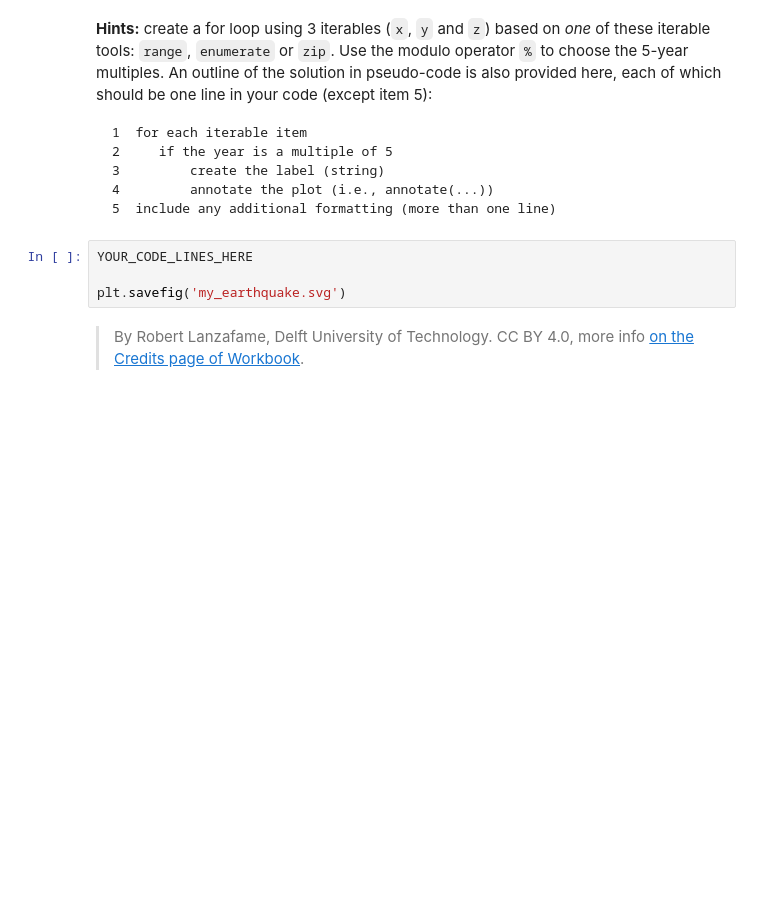
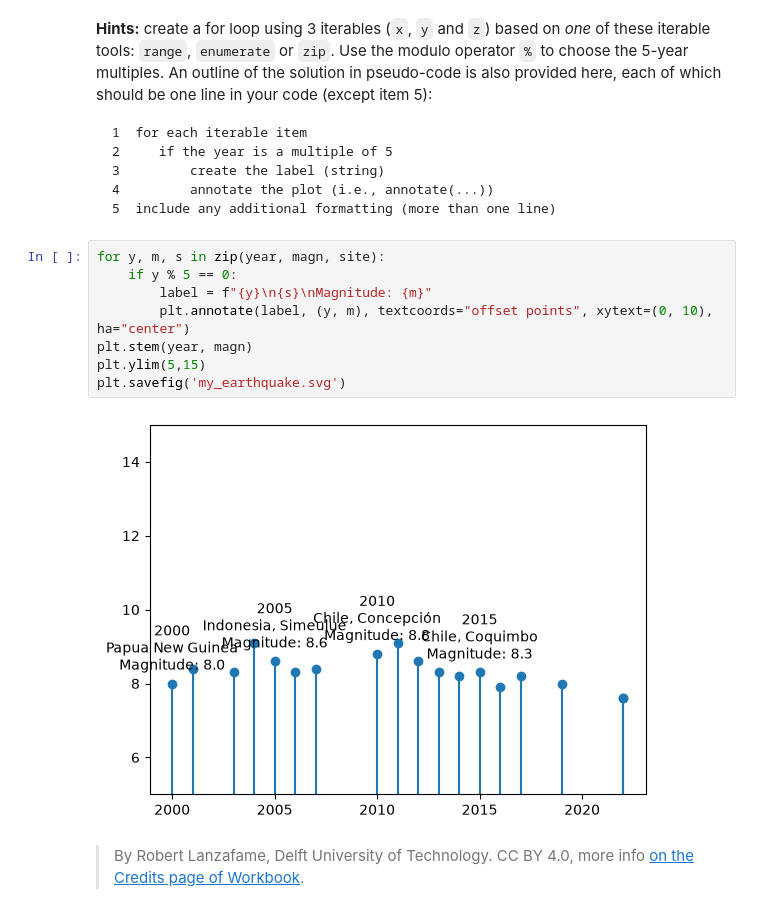
Before and after one commit to JJ-Lee12/PA2.3, a Jupyter notebook: 3_stem_plots.ipynb, the cells around one changed output. Drawn from its saved outputs; the diff is of its cells as text; blank space fills up the shorter version.

````diff
--- a/3_stem_plots.ipynb
+++ b/3_stem_plots.ipynb
@@ -69,9 +77,15 @@ We can visualize the data in the following figure. Can you find an easy way to r
 4         annotate the plot (i.e., annotate(...))
 5  include any additional formatting (more than one line)
 ```
-# %%
-YOUR_CODE_LINES_HERE
-
-plt.savefig('my_earthquake.svg')
+# %%
+for y, m, s in zip(year, magn, site):
+    if y % 5 == 0:
+        label = f"{y}\n{s}\nMagnitude: {m}"
+        plt.annotate(label, (y, m), textcoords="offset points", xytext=(0, 10), ha="center")
+plt.stem(year, magn)
+plt.ylim(5,15)
+plt.savefig('my_earthquake.svg')
+# %% [output]
+[figure, added]
 # %% [markdown]
 > By Robert Lanzafame, Delft University of Technology. CC BY 4.0, more info [on the Credits page of Workbook](https://mude.citg.tudelft.nl/workbook-2025/credits.html).
````
Also changed, not shown: parts of 2 cells of this notebook, 5 other files.
